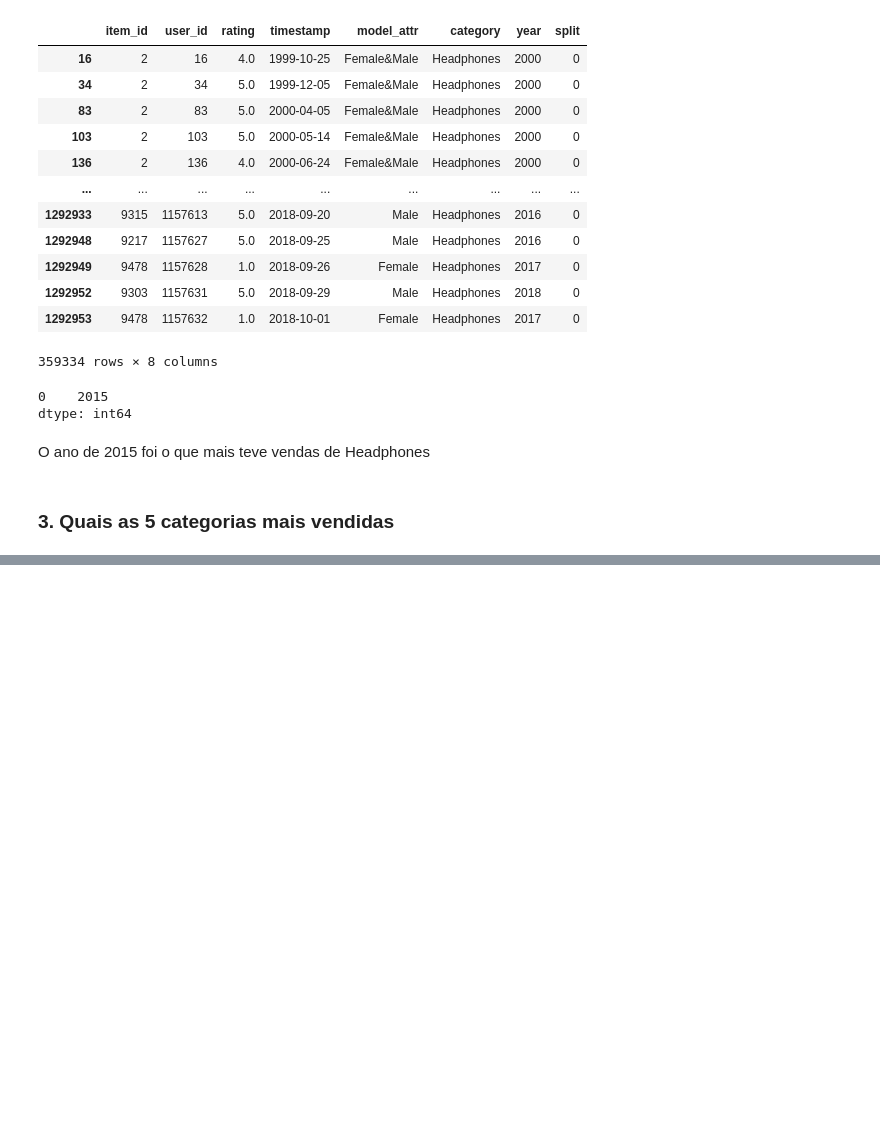
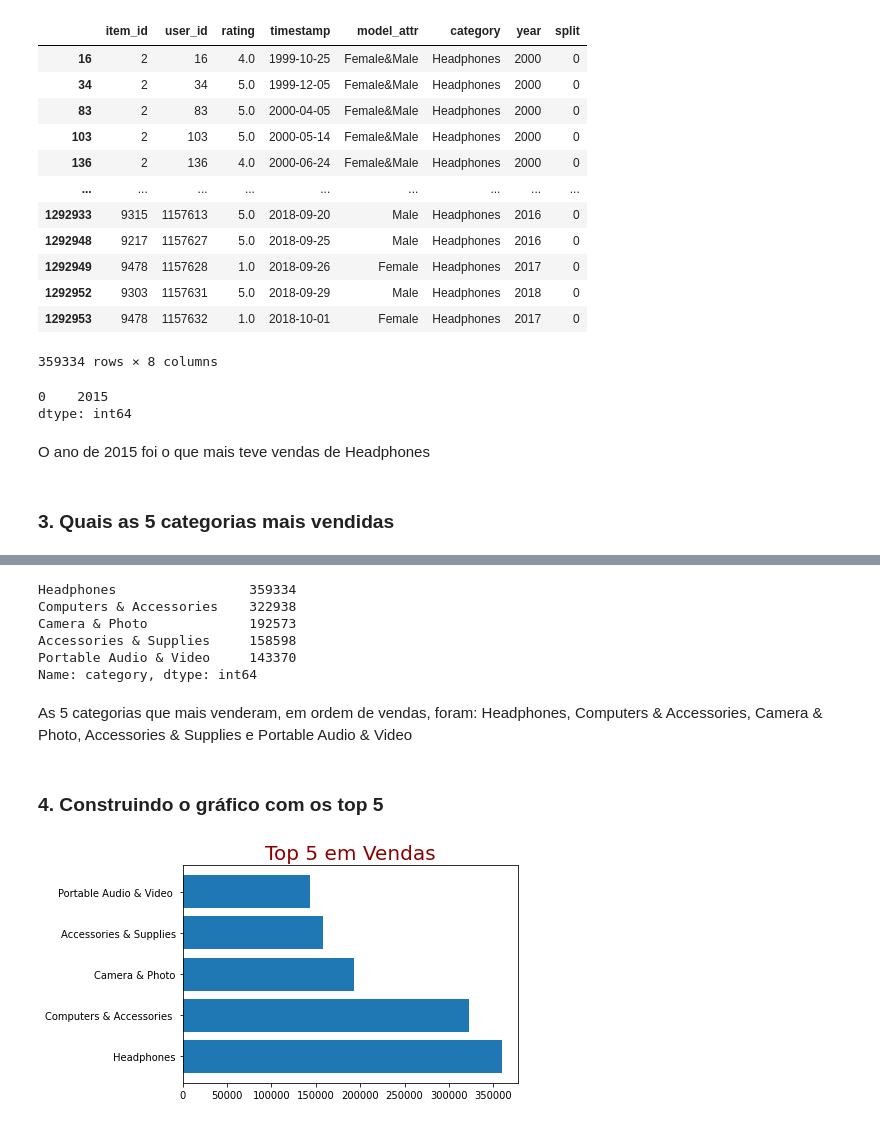
Before and after one commit to marlevek/002_Vendas-produtos-eletron-Amazon, a Jupyter notebook: 001_Análise-dados.ipynb, the cells around one changed output, grey strips where cells are left out. Cells and saved outputs as stored; diff of their text form; code cells hidden in the pictures; blank space fills up the shorter version.

```diff
--- a/001_Análise-dados.ipynb
+++ b/001_Análise-dados.ipynb
@@ -134,0 +155,24 @@ O ano de 2015 foi o que mais teve vendas de Headphones
+# %%
+# Agora vamos ordenar os top 5 em ordem decrescente
+top_5 = df['category'].value_counts(ascending=False).head()
+top_5
+# %% [output]
+Headphones                 359334
+Computers & Accessories    322938
+Camera & Photo             192573
+Accessories & Supplies     158598
+Portable Audio & Video     143370
+Name: category, dtype: int64
+# %% [markdown]
+As 5 categorias que mais venderam, em ordem de vendas, foram: Headphones, Computers & Accessories, Camera & Photo, Accessories & Supplies e Portable Audio & Video
+# %% [markdown]
+### 4. Construindo o gráfico com os top 5
+# %%
+plt.plot()
+x = ['Headphones', 'Computers & Accessories ', 'Camera & Photo', 'Accessories & Supplies', 'Portable Audio & Video ']
+y = top_5
+plt.title('Top 5 em Vendas', color='darkred', size=20)
+plt.barh(x, y)
+plt.show()
+# %% [output]
+[figure, added]
```
Also changed, not shown: parts of 6 cells of this notebook.
